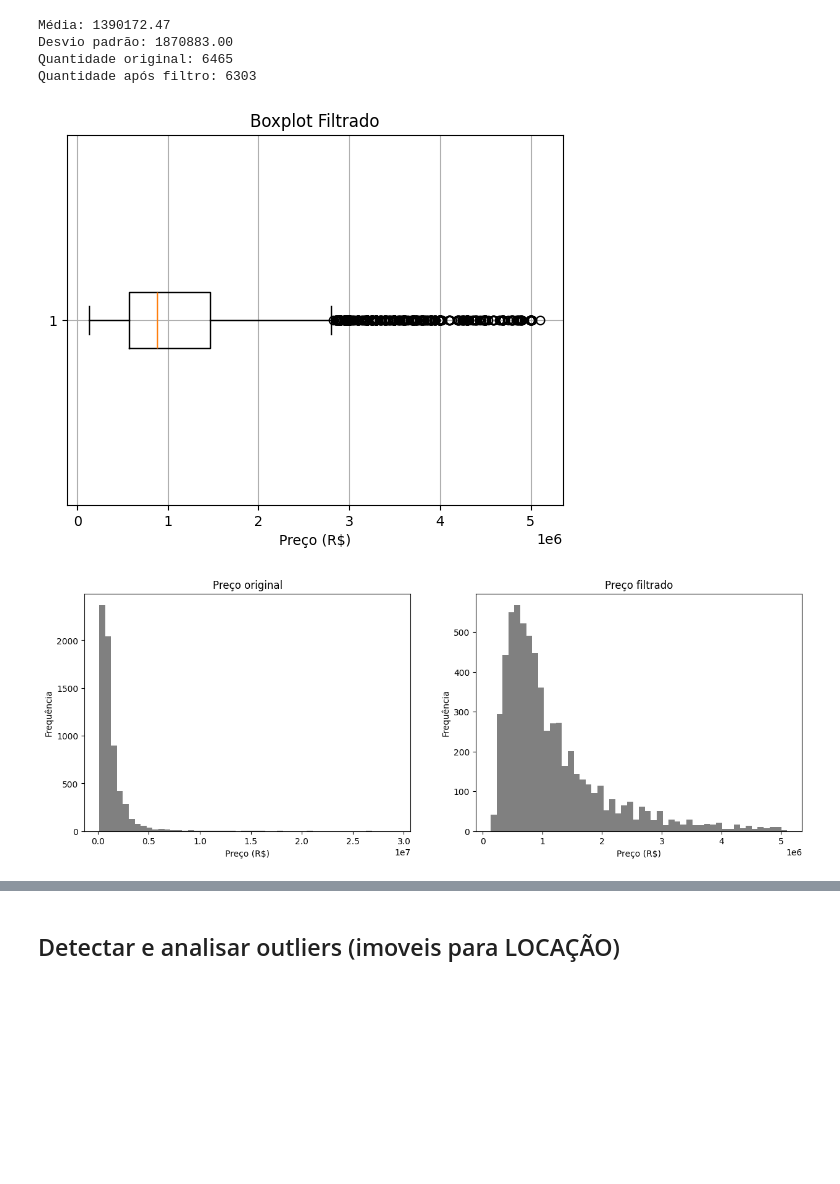
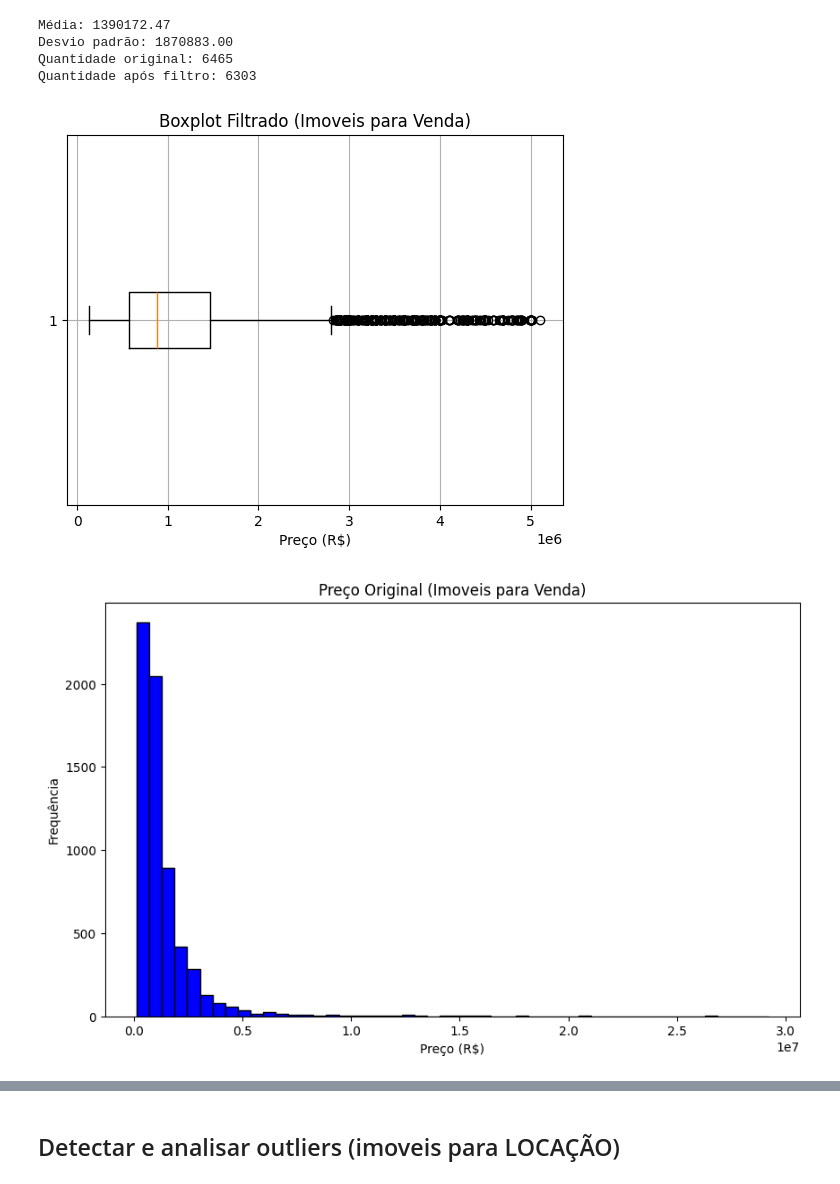
Before and after one commit to RaffaR902/TCC-API-COM-MACHINE-LEARNING, a Jupyter notebook: Pre Processamento de Dados/preprocessamento_imoveis.ipynb, the cells around one changed output, grey strips where cells are left out. Cells and saved outputs as stored; diff of their text form; code cells hidden in the pictures; blank space fills up the shorter version.

```diff
--- a/Pre Processamento de Dados/preprocessamento_imoveis.ipynb
+++ b/Pre Processamento de Dados/preprocessamento_imoveis.ipynb
@@ -337,27 +337,24 @@ Quantidade após filtro: 6303
 # %%
 # Gera o boxplot do preço
 plt.boxplot(imoveis_venda_filtrado['preco'], vert=False)
-plt.title("Boxplot Filtrado")
+plt.title("Boxplot Filtrado (Imoveis para Venda)")
 plt.xlabel("Preço (R$)")
 plt.grid(True)
 plt.show()
 # %% [output]
-[figure, old version]
+[figure, new version]
 # %%
-fig, axes = plt.subplots(1, 2, figsize=(15,5))
+plt.figure(figsize=(10, 6))
 
-# Histograma original
-axes[0].hist(imoveis_venda['preco'], bins=50, color='gray')
-axes[0].set_title("Preço original")
-axes[0].set_xlabel("Preço (R$)")
-axes[0].set_ylabel("Frequência")
+# Plota o histograma
+plt.hist(imoveis_venda['preco'], bins=50, color='blue', edgecolor='black')
 
-# Histograma após filtro
-axes[1].hist(imoveis_venda_filtrado['preco'], bins=50, color='gray')
-axes[1].set_title("Preço filtrado")
-axes[1].set_xlabel("Preço (R$)")
-axes[1].set_ylabel("Frequência")
+# Configurações
+plt.title("Preço Original (Imoveis para Venda)")
+plt.xlabel("Preço (R$)")
+plt.ylabel("Frequência")
 
+# Exibe o gráfico
 plt.show()
 # %% [output]
-[figure, old version]
+[figure, new version]
```
Also changed, not shown: parts of 6 cells of this notebook.
